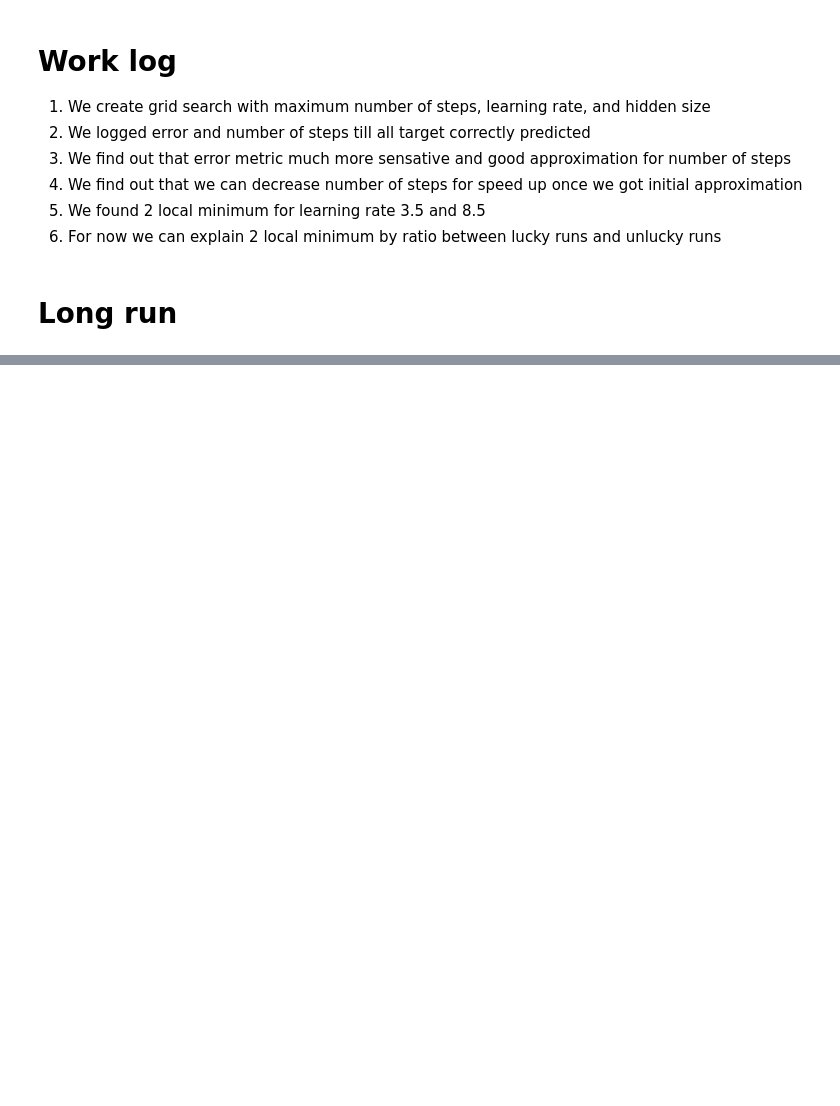
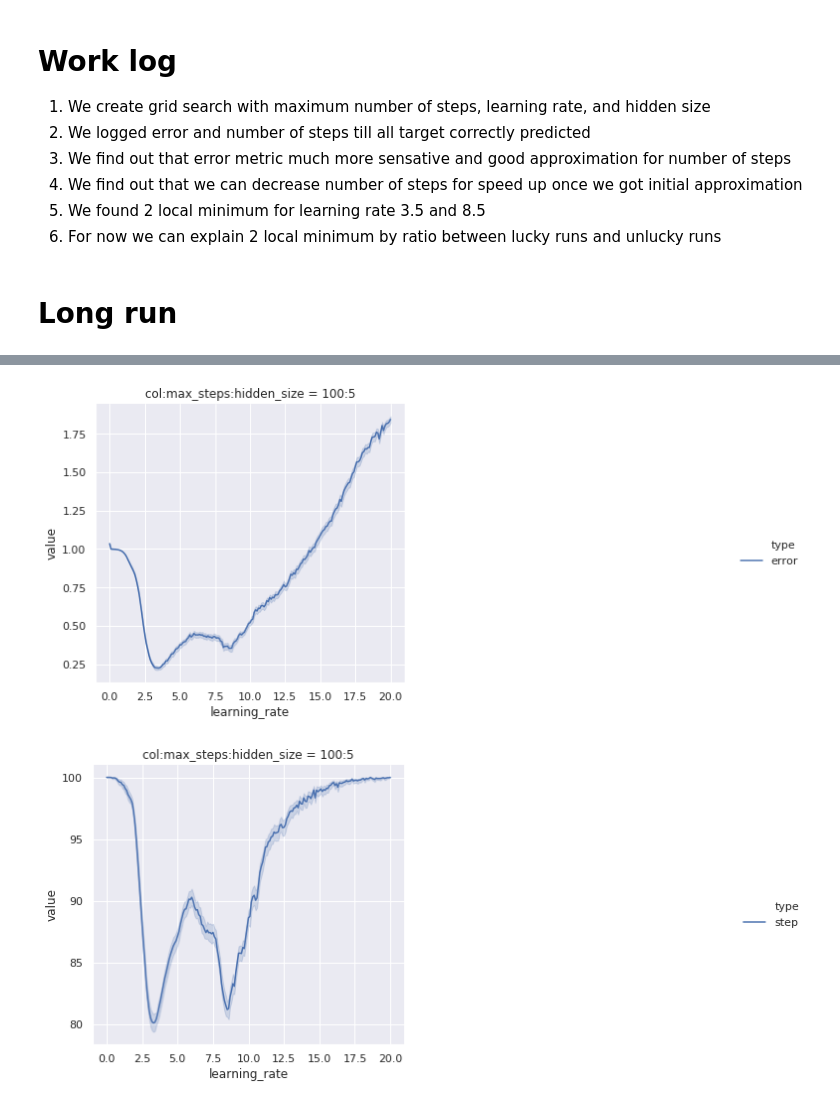
Before and after one commit to dev-rkoshlyak/mlinseconds_solutions, a Jupyter notebook: HelloXor_Day_1.ipynb, the cells around one changed output, grey strips where cells are left out. Saved outputs shown, nothing was run; the diff lists cells and outputs as text; code cells hidden in the pictures; blank space fills up the shorter version.

```diff
--- a/HelloXor_Day_1.ipynb
+++ b/HelloXor_Day_1.ipynb
@@ -722,7 +755,8 @@ max_steps:100 hidden_size:5 learning_rate:3.4 => Error 0.22513417899608612 0.229
 # %%
 results_data = gs.ResultsData.load('helloxor_day1_results_data.pickle')
 plotter = pt.Plotter(results_data)
 plotter.show_1d(-1, query="type=='error' and max_steps in [100] and hidden_size in [5] and 0.0 <= learning_rate and learning_rate <= 20.0")
 plotter.show_1d(-1, query="type=='step'and max_steps in [100] and hidden_size in [5] and 0.0 <= learning_rate and learning_rate <= 20.0")
-plotter.show_1d(-1, query="type=='error' and max_steps in [1000] and hidden_size in [5] and 0.0 <= learning_rate and learning_rate <= 20.0")
-plotter.show_1d(-1, query="type=='step' and max_steps in [1000] and hidden_size in [5] and 0.0 <= learning_rate and learning_rate <= 20.0")
+# %% [output]
+[figure, added]
+[figure, added]
```
Also changed, not shown: parts of 24 cells of this notebook.
